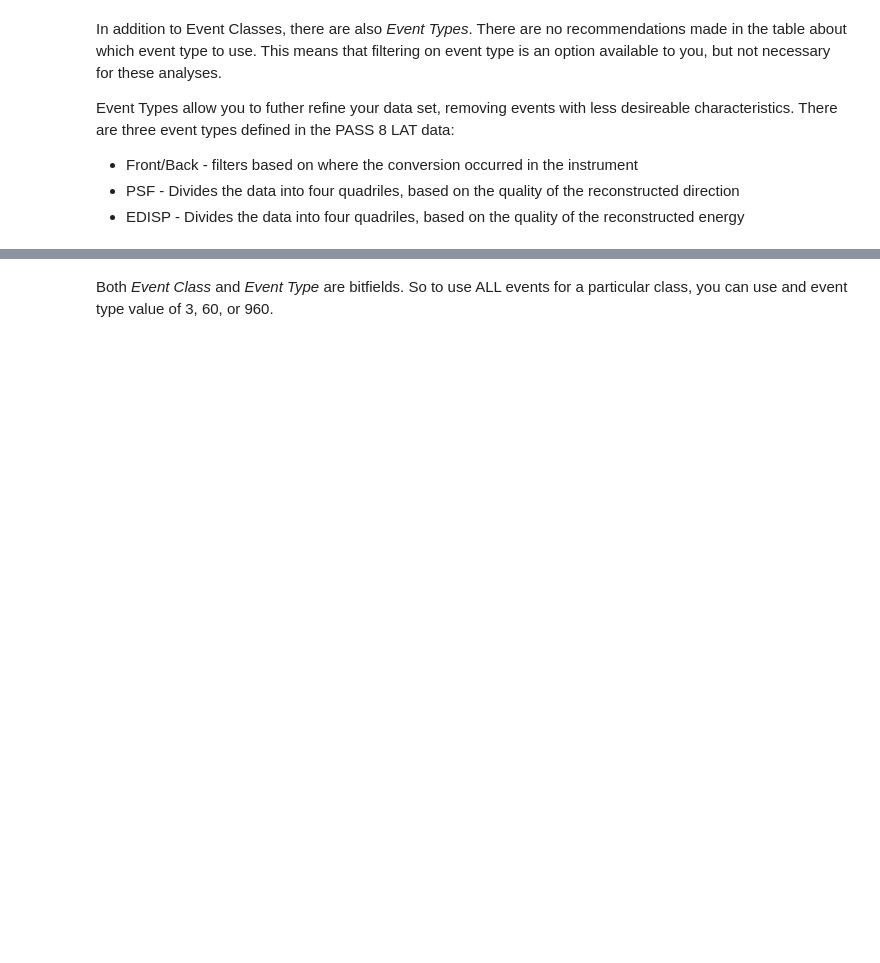
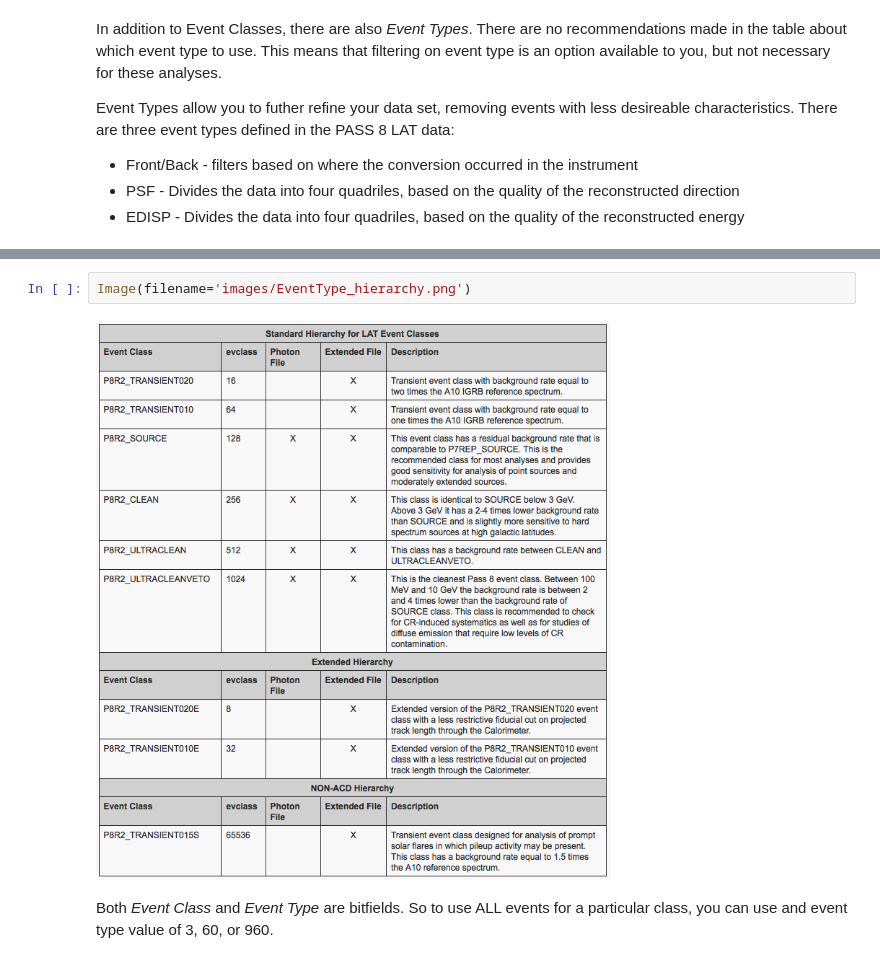
Before and after one commit to FermiSummerSchool/fermi-summer-school, a Jupyter notebook: Data_Exploration_P8.ipynb, the cells around one changed output, grey strips where cells are left out. Saved outputs shown, nothing was run; the diff lists cells and outputs as text; blank space fills up the shorter version.

```diff
--- a/Data_Exploration_P8.ipynb
+++ b/Data_Exploration_P8.ipynb
@@ -500,3 +362,7 @@ Event Types allow you to futher refine your data set, removing events with less
+# %%
+Image(filename='images/EventType_hierarchy.png')
+# %% [output]
+[figure, added]
 # %% [markdown]
 Both *Event Class* and *Event Type* are bitfields. So to use ALL events for a particular class, you can use and event type value of 3, 60, or 960.
 # %% [markdown]
```
Also changed, not shown: parts of 16 cells of this notebook.
